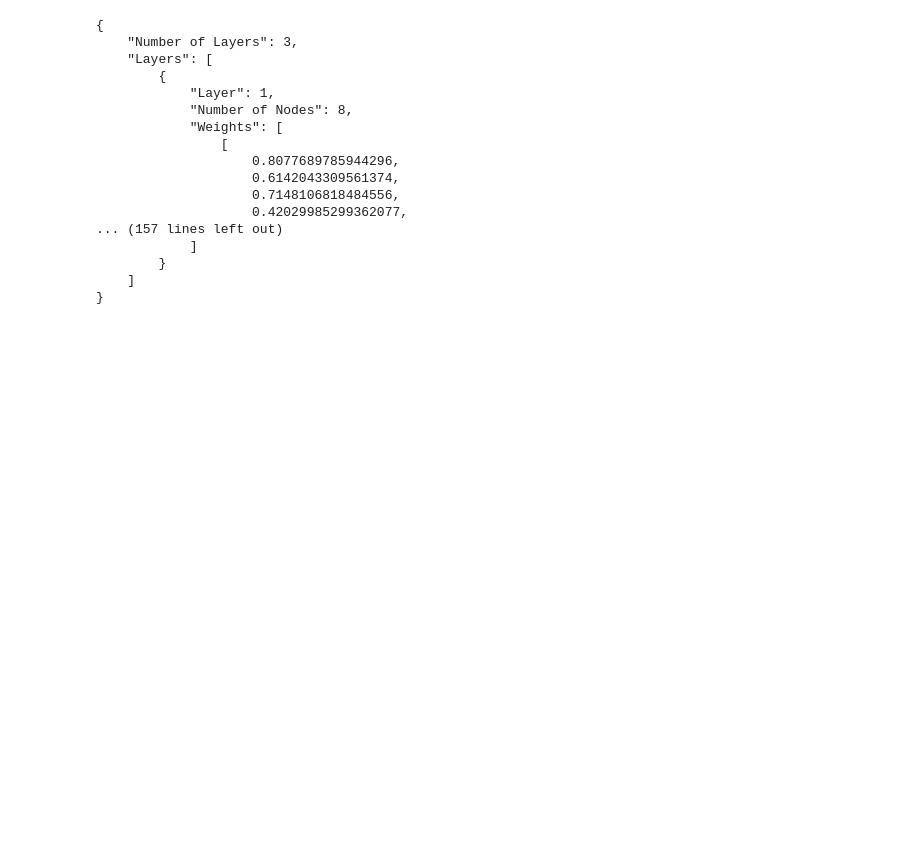
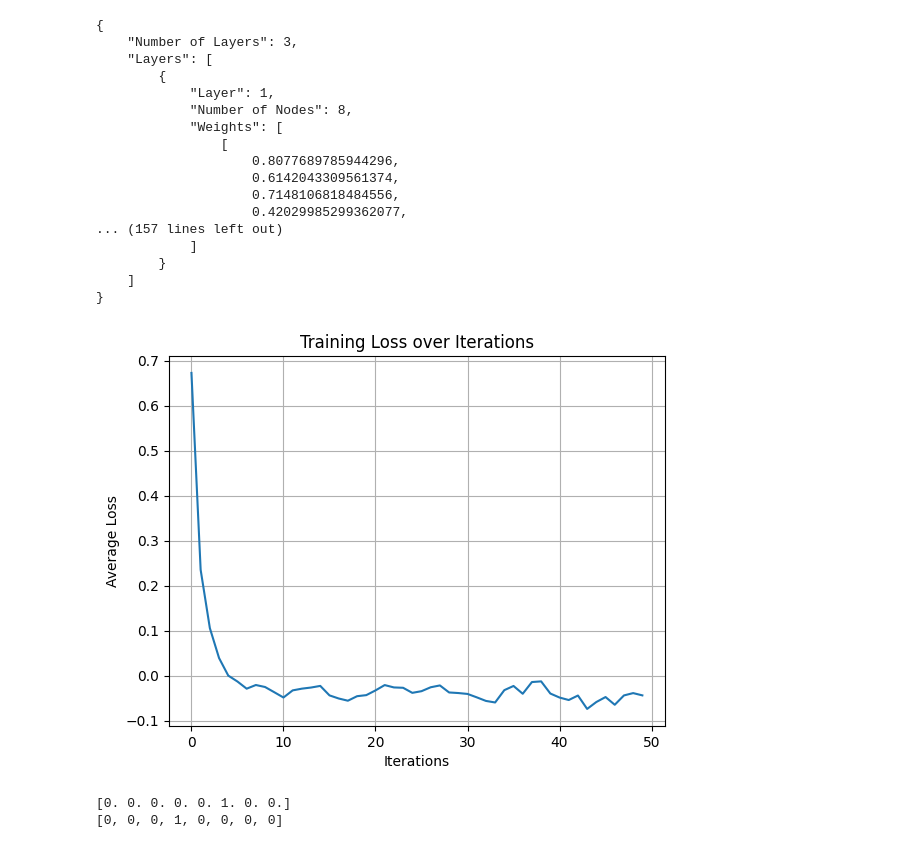
Before and after one commit to SvenHockers/Implementing-Backpropagation, a Jupyter notebook: NN.ipynb, the cells around one changed output. Saved outputs shown, nothing was run; the diff lists cells and outputs as text; code cells hidden in the pictures; blank space fills up the shorter version.

Commit message:
added argmax func

```diff
--- a/NN.ipynb
+++ b/NN.ipynb
@@ -44,6 +44,11 @@ class ReLU:
 def softmax(x: np.array) -> np.array:
     return np.exp(x)/sum(np.exp(x))
 
+def argmax(x: np.array) -> np.array:
+    y = np.zeros_like(x)
+    y[np.argmax(x)] = 1
+    return y
+
 def calculateLoss(y_pred, y_true):
     loss = (y_pred - y_true) ** 2
     return np.mean(loss)
@@ -259,3 +255,12 @@ Network_.displayModel()
         }
     ]
 }
+# %%
+RELUActivation = FFN([8, 3, 8], activation="relu", alpha=0.01)
+RELUActivation.train(xTrain, yTrain, max_itterations=50)
+print(argmax(RELUActivation.forward(xTest)))
+print(xTest)
+# %% [output]
+[figure, added]
+[0. 0. 0. 0. 0. 1. 0. 0.]
+[0, 0, 0, 1, 0, 0, 0, 0]
```
Also changed, not shown: parts of 2 cells of this notebook.
